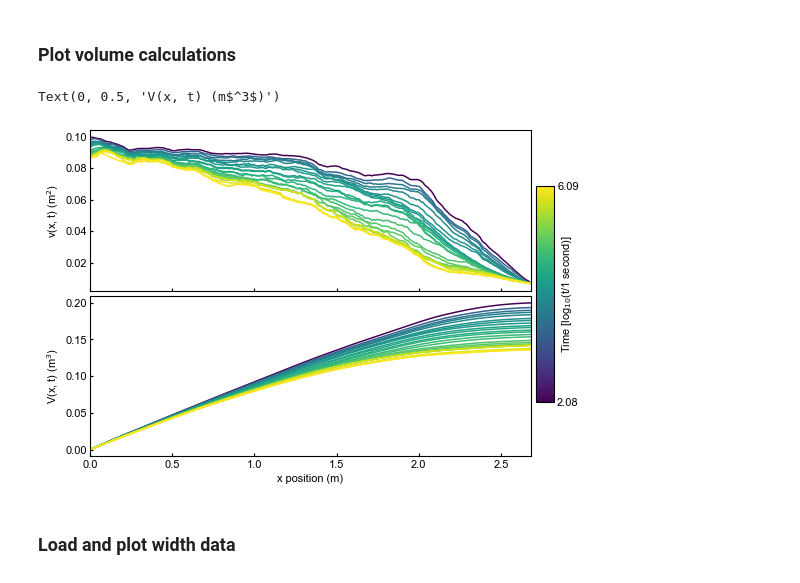
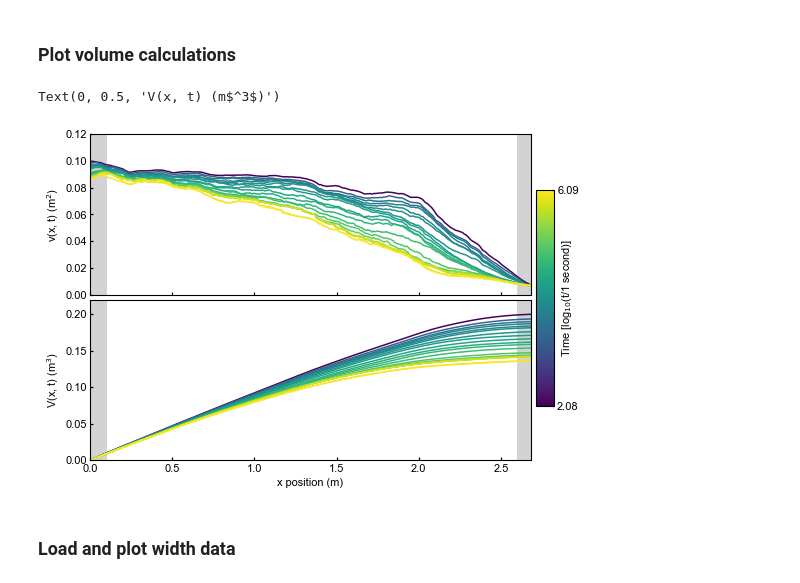
Before and after one commit to tashley/Relaxing-Channel-Data-and-Workflows, a Jupyter notebook: make_final_figures.ipynb, the cells around one changed output. Saved outputs shown, nothing was run; the diff lists cells and outputs as text; code cells hidden in the pictures.

```diff
--- a/make_final_figures.ipynb
+++ b/make_final_figures.ipynb
@@ -11,7 +11,7 @@ t_eta = np.load(os.path.join(folder, 'elevation_t.npy')) # Units: (s). Vector of
 x_eta = (np.arange(eta.shape[2])+0.5)/100 # Units: (m). Vector of x positions (center of cell)
 
 # Get scans as close as possible to even in log(t))
-target_t = 10**np.linspace(np.log10(t_eta[1]-1), np.log10(t_eta[-1]-1), 40)
+target_t = 10**np.linspace(np.log10(t_eta[1]-1), np.log10(t_eta[-1]-1), 30)
 
 ixkeep = []
 for i in range(len(target_t)):
@@ -100,33 +100,43 @@ V_xt = np.cumsum(v_xt, axis=1) * dx
 # %%
 # Plot volume calculations
 fig, ax = plt.subplots(nrows=2, figsize=(8,6), sharex=True)
 plt.subplots_adjust(right=0.89, hspace=0.03)
 cax = plt.axes([0.9, 0.25, 0.03, 0.5])
 
 # make colorbar
 cb1 = make_colorbar(cax, 'viridis', [0, 1],
                     ['{:.2f}'.format(np.log10(t_eta)[0]),'{:.2f}'.format(np.log10(t_eta[-1]))],
                     'Time [log$_{10}$(t/1 second)]',
                     labelpad=-20)
 
 scaled_logt_eta = np.log10(t_eta) - np.nanmin(np.log10(t_eta))
 scaled_logt_eta /= np.nanmax(scaled_logt_eta)
 
 cmap = mpl.cm.viridis
 for i in range(v_xt.shape[0]):
     c = cmap(scaled_logt_eta[i])
 
     ax[0].plot(x_eta, v_xt[i], c=c)
     ax[1].plot(x_eta+(dx/2), V_xt[i], c=c)
 
+
+# Grey bars show regions not used in our analysis
+ax[0].fill_between([0, 0.1], [0,0], [0.12, 0.12], color='lightgrey', zorder=0)
+ax[0].fill_between([2.6, 2.68], [0,0], [0.12, 0.12], color='lightgrey', zorder=0)
+ax[1].fill_between([0, 0.1], [0,0], [0.22, 0.22], color='lightgrey', zorder=0)
+ax[1].fill_between([2.6, 2.68], [0,0], [0.22, 0.22], color='lightgrey', zorder=0)
+
+# Format axes
 ax[0].set_xlim(0, 2.68)
+ax[0].set_ylim(0, 0.12)
 ax[0].set_ylabel(r'v(x, t) (m$^2$)')
 
+ax[1].set_ylim(0, 0.22)
 ax[1].set_xlabel('x position (m)')
 ax[1].set_ylabel(r'V(x, t) (m$^3$)')
 # %% [output]
 Text(0, 0.5, 'V(x, t) (m$^3$)')
-[figure, old version]
+[figure, new version]
 # %% [markdown]
 ### Load and plot width data
 # %%
```
Also changed, not shown: parts of 18 cells of this notebook, 4 other files.
